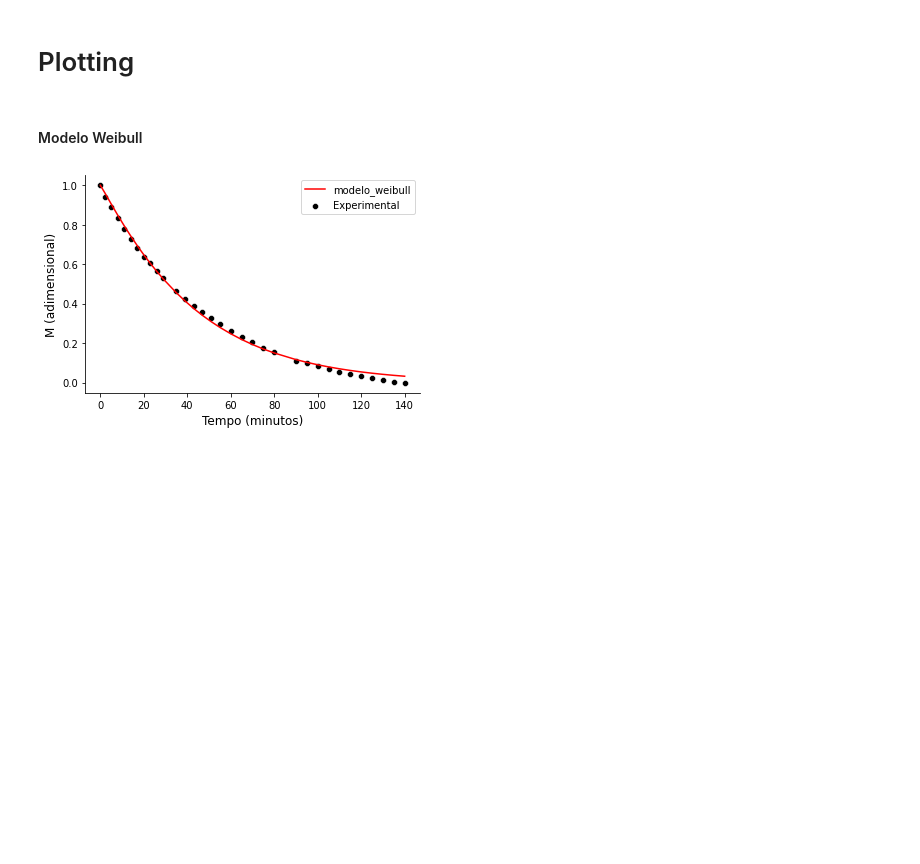
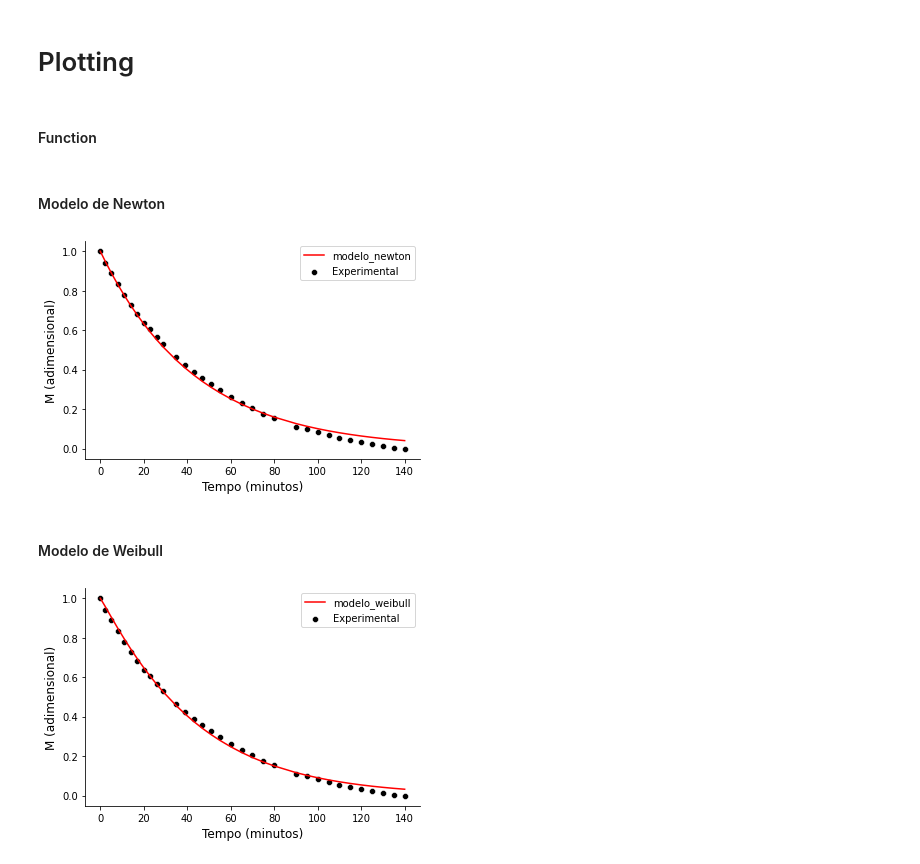
Before and after one commit to GuilhermeNishimoto/cinetica_secagem, a Jupyter notebook: modelagem_cinetica_secagem.ipynb, the cells around one changed output. Cells and saved outputs as stored; diff of their text form; code cells hidden in the pictures; blank space fills up the shorter version.

```diff
--- a/modelagem_cinetica_secagem.ipynb
+++ b/modelagem_cinetica_secagem.ipynb
@@ -65,3 +67,38 @@ def erro_medio(df, col_exp, col_mod, n):
+# %%
+def fit_modelo_newton(df, modelo = modelo_newton):
+
+    name = modelo.__name__
+
+    popt, pcov = curve_fit(
+    f = modelo,
+    xdata = df['time'],
+    ydata = df['experimental'],
+    )
+
+    # Parameters
+    k = popt[0]
+    n = len(popt)
+
+    # Standard Error of the parameters
+    standard_error = np.sqrt(np.diag(pcov))
+
+    df[f'{name}'] = modelo(df['time'], k)
+
+    # Coefficient of Determination
+    r2 = r2_score(df['experimental'], df[f'{name}'])
+
+    se = erro_medio(df, col_exp = 'experimental', col_mod = f'{name}', n = n)
+
+    print(
+    f''' Modelo de Newton:
+
+    Estimated value of k: {k} +/- {standard_error[0]}
+
+    R²: {r2}
+    SE: {se}
+    -----------------------------------------------------------------------------
+    '''
+    )
 # %% [markdown]
 #### Modelo de Weibull
 # %%
@@ -95,0 +142,3 @@ SE = 0.12335201695061786
+# %%
+fit_modelo_newton(df)
+fit_modelo_weibull(df)
@@ -96,2 +162,4 @@ SE = 0.12335201695061786
 # %% [markdown]
 # Plotting
+# %% [markdown]
+#### Function
@@ -98,2 +210,8 @@ SE = 0.12335201695061786
+# %% [markdown]
+#### Modelo de Newton
+# %%
+plot_grafico(df, 'modelo_newton')
+# %% [output]
+[figure, added]
 # %% [markdown]
-#### Modelo Weibull
+#### Modelo de Weibull
```
Also changed, not shown: parts of 9 cells of this notebook.
